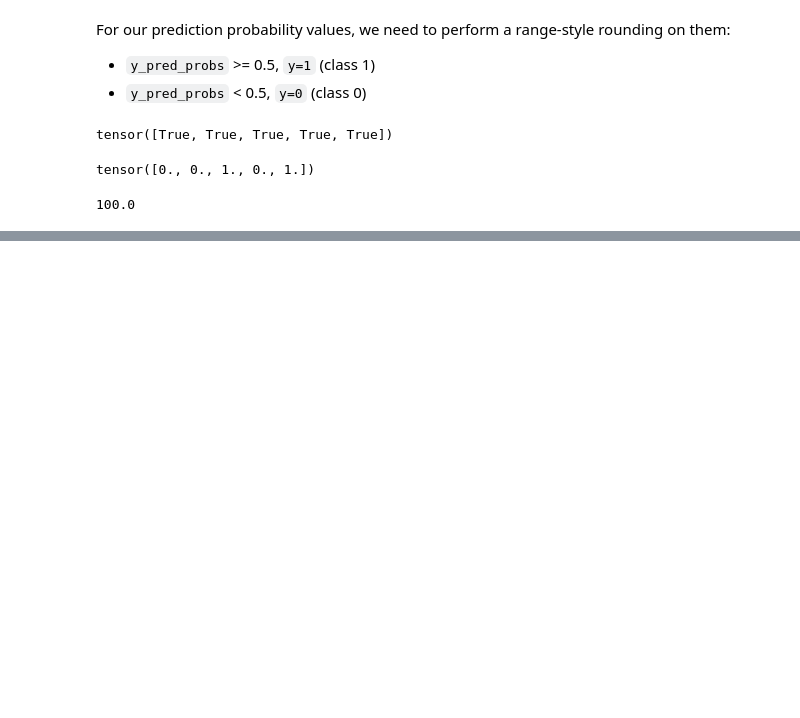
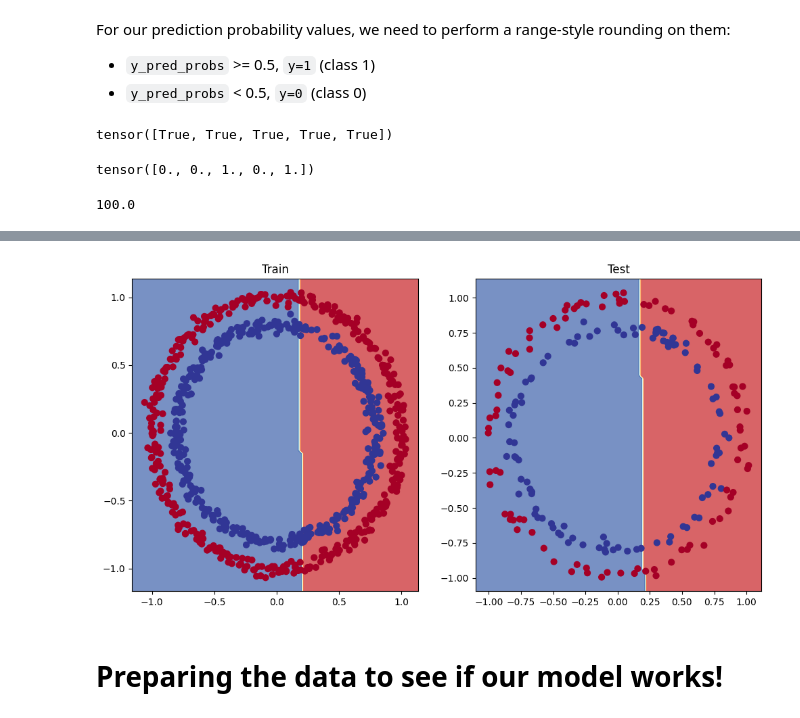
Before and after one commit to Hit07/ML-DL-Torch, a Jupyter notebook: Neural_Network_Classification.ipynb, the cells around one changed output, grey strips where cells are left out. Saved outputs shown, nothing was run; the diff lists cells and outputs as text; code cells hidden in the pictures; blank space fills up the shorter version.

```diff
--- a/Neural_Network_Classification.ipynb
+++ b/Neural_Network_Classification.ipynb
@@ -376,0 +366,4 @@ with open("helper_functions.py", "wb") as file:
+# %%
+# Define the loss function and optimizer
+loss_fn = nn.BCEWithLogitsLoss()
+optimizer = torch.optim.SGD(params=model_0.parameters(), lr=0.1)
@@ -418,0 +475,26 @@ model_1
+# %%
+# train loop
+
+torch.manual_seed(42)
+epochs =1000
+
+for epoch in range(epochs):
+    model_1.train()
+    y_logits = model_1(X_train).squeeze()
+    y_pred = torch.round(torch.sigmoid(y_logits))
+    loss = loss_fn(y_logits, y_train.squeeze())
+    acc = accuracy_fn(y_true=y_train.squeeze(), y_pred=y_pred)
+
+    optimizer.zero_grad()
+    loss.backward()
+    optimizer.step()
+
+    model_1.eval()
+    with torch.inference_mode():
+        test_logits = model_1(X_test).squeeze()
+        test_pred = torch.round(torch.sigmoid(test_logits))
+        test_loss = loss_fn(test_logits, y_test.squeeze())
+        test_acc = accuracy_fn(y_true=y_test.squeeze(), y_pred=test_pred)
+
+    if epoch % 100 == 0:
+        print(f"Epoch: {epoch} | Loss: {loss:.5f}, Accuracy: {acc:.2f}% | Test loss: {test_loss:.5f}, Test acc: {test_acc:.2f}%")
@@ -418,0 +512,13 @@ model_1
+# %%
+plt.figure(figsize=(12, 6))
+plt.subplot(1, 2, 1)
+plt.title("Train")
+plot_decision_boundary(model_1, X_train, y_train)
+plt.subplot(1, 2, 2)
+plt.title("Test")
+plot_decision_boundary(model_1, X_test, y_test)
+plt.show()
+# %% [output]
+[figure, added]
+# %% [markdown]
+# Preparing the data to see if our model works!
```
Also changed, not shown: parts of 27 cells of this notebook.
